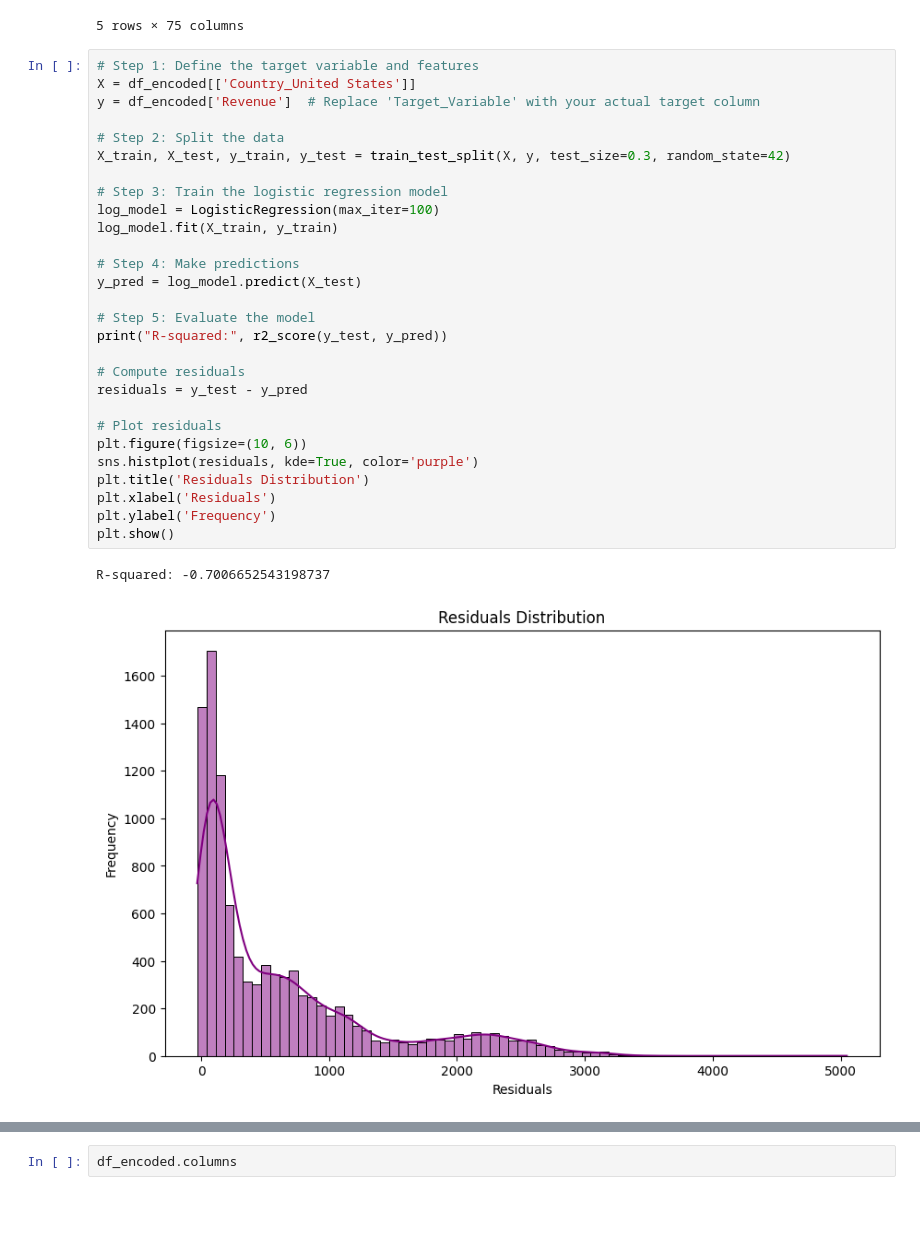
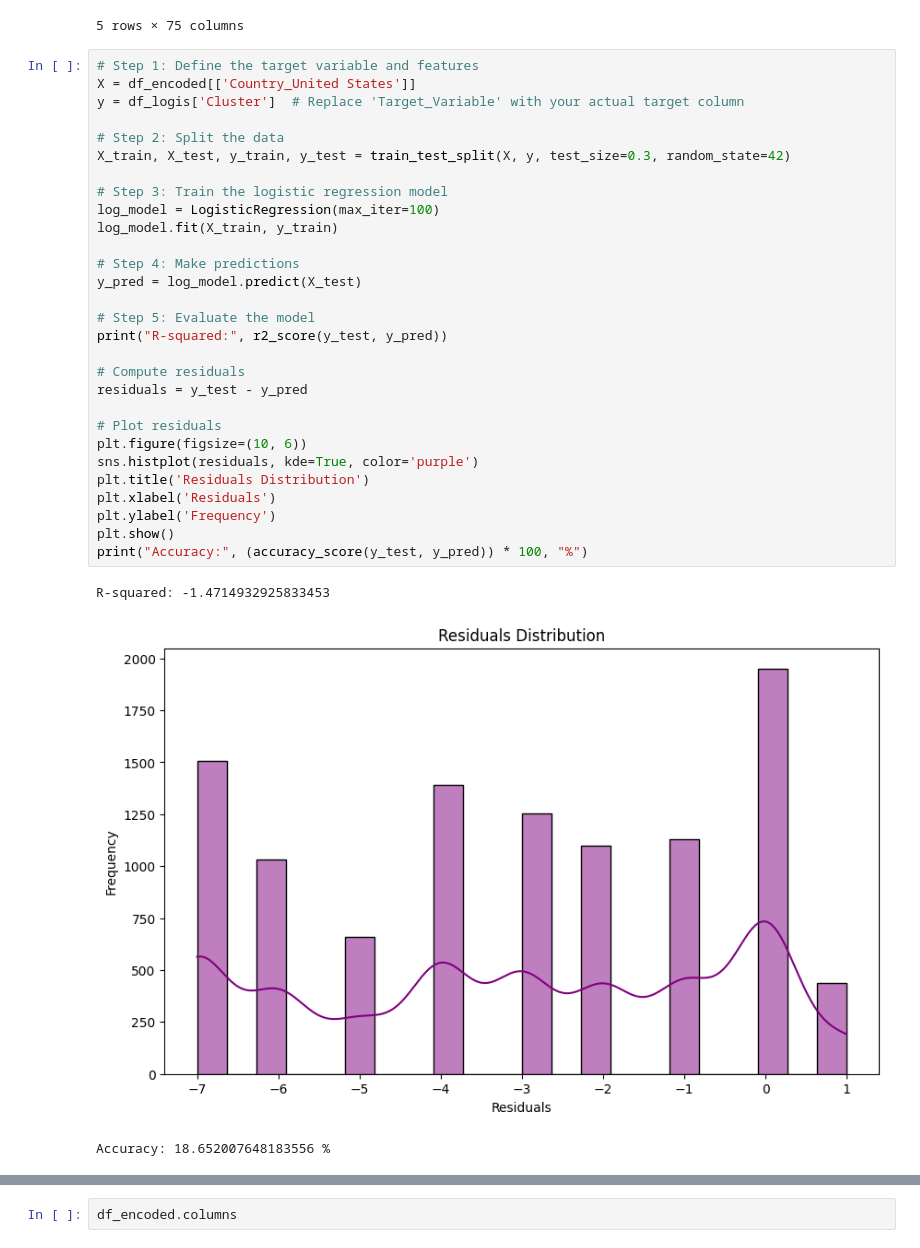
Before and after one commit to Girlcoding22/INDENG142_Sp25, a Jupyter notebook: Logistic_regression.ipynb, the cells around one changed output, grey strips where cells are left out. Drawn from its saved outputs; the diff is of its cells as text; blank space fills up the shorter version.

```diff
--- a/Logistic_regression.ipynb
+++ b/Logistic_regression.ipynb
@@ -76,34 +76,36 @@ df_encoded.head(5)
 # %%
 # Step 1: Define the target variable and features
 X = df_encoded[['Country_United States']]
-y = df_encoded['Revenue']  # Replace 'Target_Variable' with your actual target column
+y = df_logis['Cluster']  # Replace 'Target_Variable' with your actual target column
 
 # Step 2: Split the data
 X_train, X_test, y_train, y_test = train_test_split(X, y, test_size=0.3, random_state=42)
 
 # Step 3: Train the logistic regression model
 log_model = LogisticRegression(max_iter=100)
 log_model.fit(X_train, y_train)
 
 # Step 4: Make predictions
 y_pred = log_model.predict(X_test)
 
 # Step 5: Evaluate the model
 print("R-squared:", r2_score(y_test, y_pred))
 
 # Compute residuals
 residuals = y_test - y_pred
 
 # Plot residuals
 plt.figure(figsize=(10, 6))
 sns.histplot(residuals, kde=True, color='purple')
 plt.title('Residuals Distribution')
 plt.xlabel('Residuals')
 plt.ylabel('Frequency')
 plt.show()
+print("Accuracy:", (accuracy_score(y_test, y_pred)) * 100, "%")
 # %% [output]
-R-squared: -0.7006652543198737
+R-squared: -1.4714932925833453
-[figure, old version]
+[figure, new version]
+Accuracy: 18.652007648183556 %
 # %%
 # df_encoded = pd.get_dummies(df_logis, columns=['Country', 'Product Category','Cluster','Age Group','State'], drop_first=False)
 
```
Also changed, not shown: parts of 12 cells of this notebook, 1 other file.
